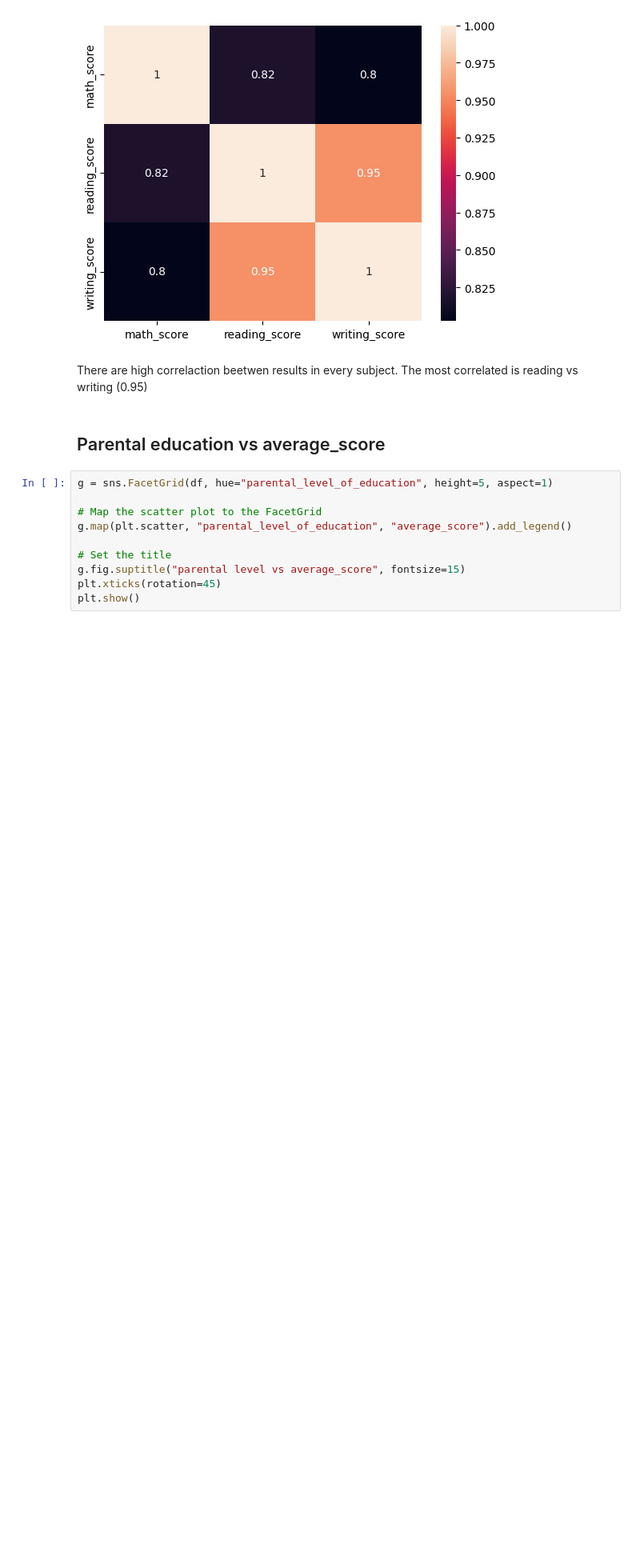
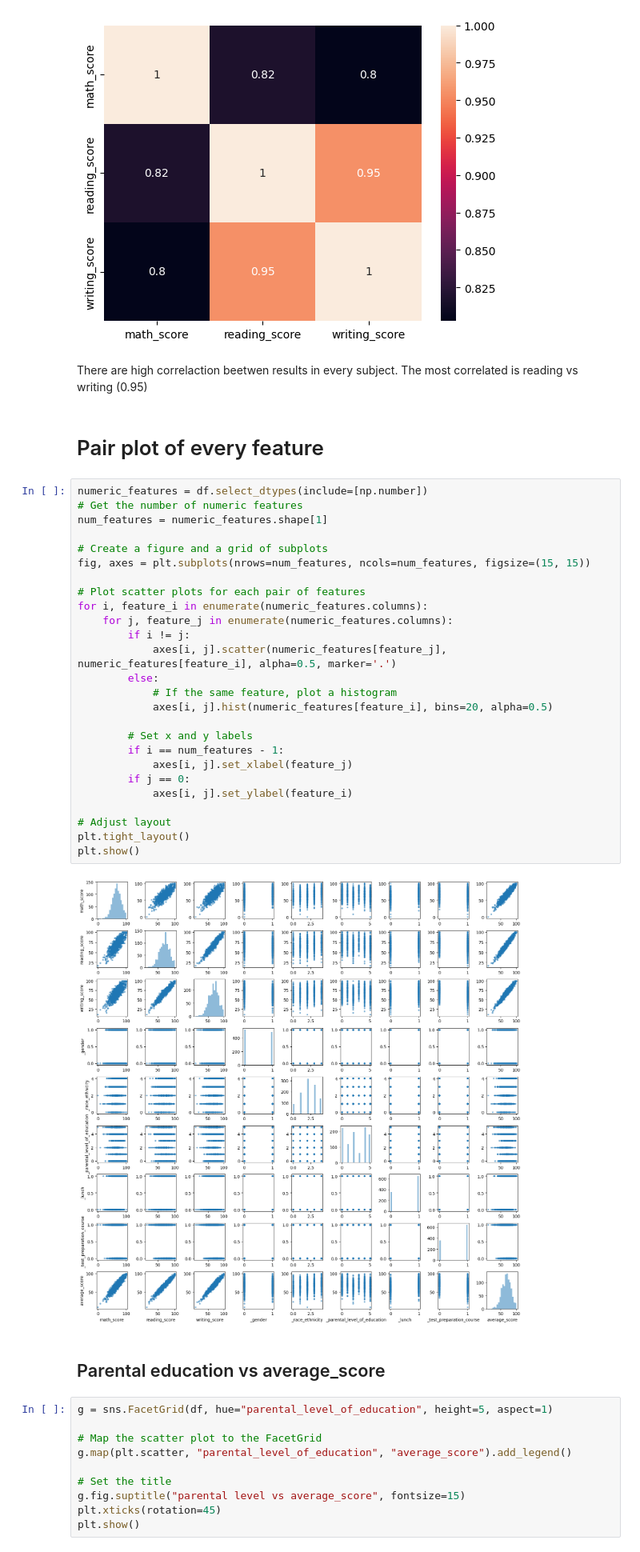
Before and after one commit to wiktor1468/StudentsStudyPerformance, a Jupyter notebook: StudentsStudyPerformance.ipynb, the cells around one changed output. Shown at 80% size. Drawn from its saved outputs; the diff is of its cells as text; blank space fills up the shorter version.

```diff
--- a/StudentsStudyPerformance.ipynb
+++ b/StudentsStudyPerformance.ipynb
@@ -300,6 +300,36 @@ sns.heatmap(corr, annot=True)
 [figure]
 # %% [markdown]
 There are high correlaction beetwen results in every subject. The most correlated is reading vs writing (0.95)
+# %% [markdown]
+# Pair plot of every feature
+# %%
+numeric_features = df.select_dtypes(include=[np.number])
+# Get the number of numeric features
+num_features = numeric_features.shape[1]
+
+# Create a figure and a grid of subplots
+fig, axes = plt.subplots(nrows=num_features, ncols=num_features, figsize=(15, 15))
+
+# Plot scatter plots for each pair of features
+for i, feature_i in enumerate(numeric_features.columns):
+    for j, feature_j in enumerate(numeric_features.columns):
+        if i != j:
+            axes[i, j].scatter(numeric_features[feature_j], numeric_features[feature_i], alpha=0.5, marker='.')
+        else:
+            # If the same feature, plot a histogram
+            axes[i, j].hist(numeric_features[feature_i], bins=20, alpha=0.5)
+
+        # Set x and y labels
+        if i == num_features - 1:
+            axes[i, j].set_xlabel(feature_j)
+        if j == 0:
+            axes[i, j].set_ylabel(feature_i)
+
+# Adjust layout
+plt.tight_layout()
+plt.show()
+# %% [output]
+[figure, added]
 # %% [markdown]
 ## Parental education vs average_score
 # %%
```
Also changed, not shown: parts of 11 cells of this notebook.
